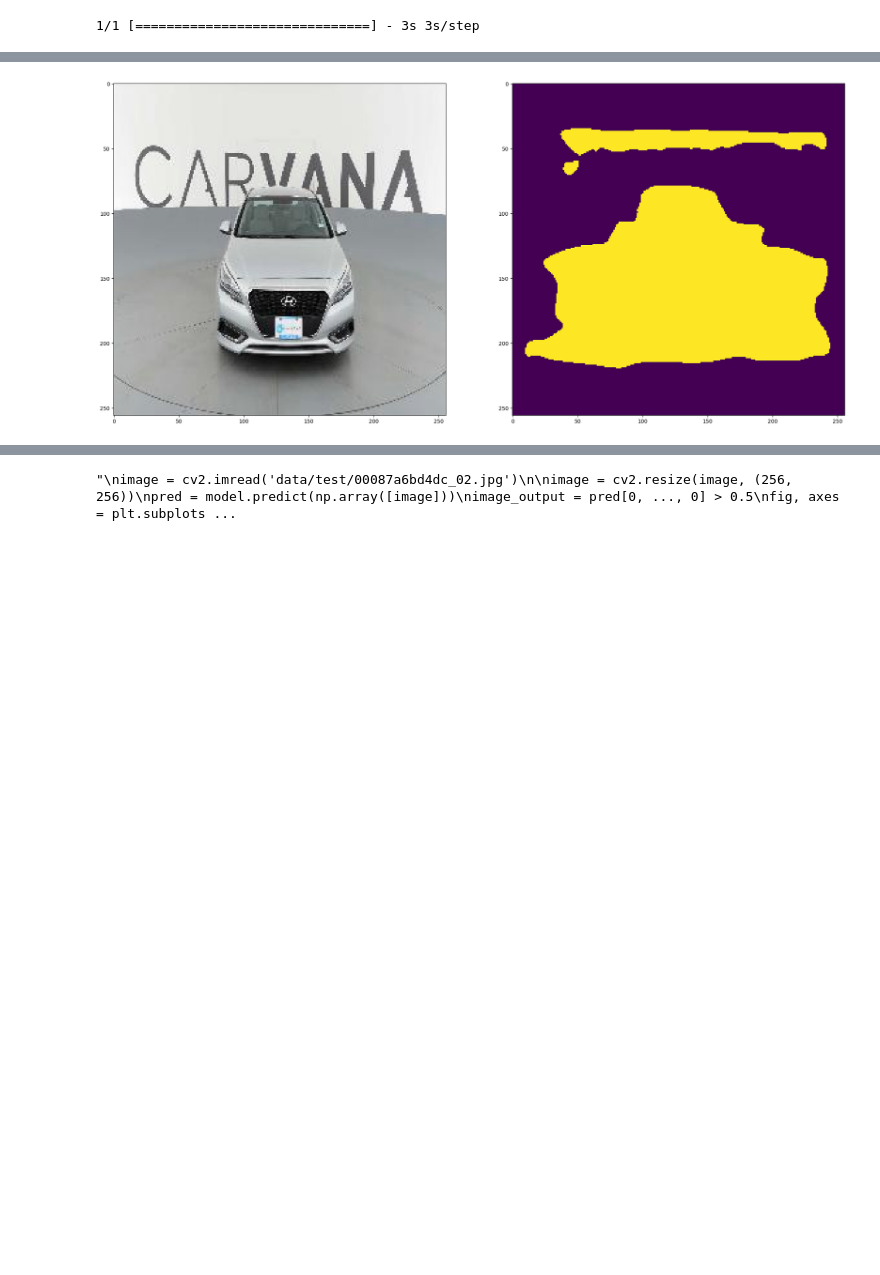
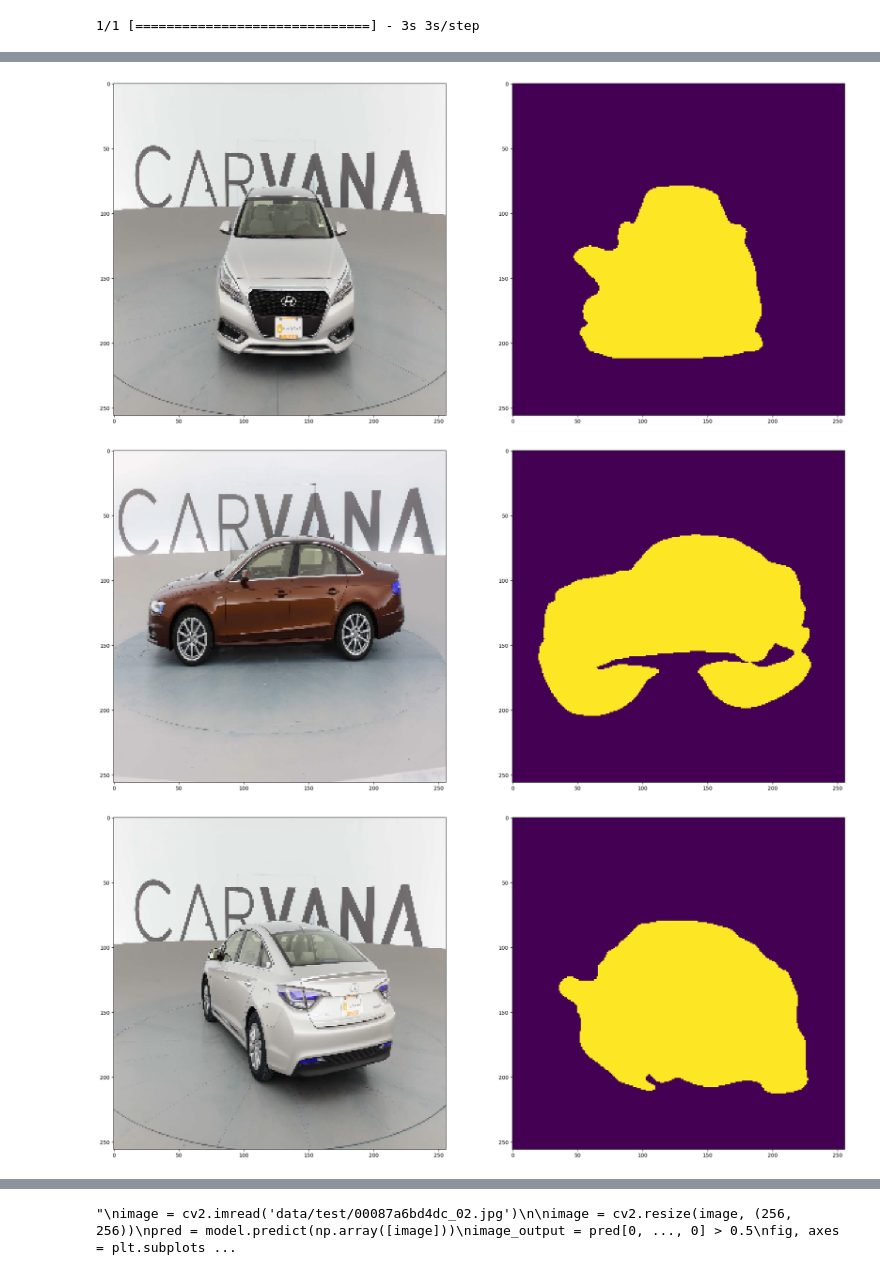
Before and after one commit to ShukayloEA/OOP_project, a Jupyter notebook: OOP.ipynb, the cells around one changed output, grey strips where cells are left out. Drawn from its saved outputs; the diff is of its cells as text; code cells hidden in the pictures; blank space fills up the shorter version.

```diff
--- a/OOP.ipynb
+++ b/OOP.ipynb
@@ -164,7 +164,7 @@ result = Activation('sigmoid')(conv_up_4_2)
 
 model = Model(inputs=inp, outputs=result)
 # %%
-reconstructed_model = keras.models.load_model("my_model_v10.h5")
+reconstructed_model = keras.models.load_model("my_model_v11")
 # %% [markdown]
 При обучении модели я сохраняю веса. Для этого в каждой эпохе сохраняем лучшие и последние веса (первый и второй callbackи соответственно).
 
@@ -246,14 +250,26 @@ plt.show()
 # %%
-image = cv2.imread("C:\\Users\\Aila\\OOP project\\OOP_project\\data\\test\\1.jpg")
+reconstructed_model = keras.models.load_model("my_model_v11")
+
+image1 = cv2.imread("C:\\Users\\Aila\\OOP project\\OOP_project\\data\\test\\1.jpg")
+image2 = cv2.imread("C:\\Users\\Aila\\OOP project\\OOP_project\\data\\test\\2.jpg")
+image3 = cv2.imread("C:\\Users\\Aila\\OOP project\\OOP_project\\data\\test\\3.jpg")
+image4 = cv2.imread("C:\\Users\\Aila\\OOP project\\OOP_project\\data\\test\\4.jpg")
 
 #    (w, h) = image.shape[:-1]
 
-image = cv2.resize(image, (256, 256))
+image1 = cv2.resize(image1, (256, 256))
+image2 = cv2.resize(image2, (256, 256))
+image3 = cv2.resize(image3, (256, 256))
+image4 = cv2.resize(image4, (256, 256))
+
+y = np.array([image1, image2, image3, image4])
+y.shape
 #    matplotlib.image.imsave(input, image)
-pred = reconstructed_model.predict(np.array([image]))
-image_output = pred[0, ..., 0] > 0.5
-fig, axes = plt.subplots(nrows=1, ncols=2, figsize=(25, 25))
-axes[0].imshow(image)
-axes[1].imshow(image_output)
-plt.show()
+pred = reconstructed_model.predict(y)
+for i in range(0, 4):
+    #image_output = pred[i, ..., 0] > 0.5
+    fig, axes = plt.subplots(nrows=1, ncols=2, figsize=(25, 25))
+    axes[0].imshow(y[i])
+    axes[1].imshow(pred[i, ..., 0] > 0.5)
+    plt.show()
 # %% [output]
@@ -261 +277,3 @@ plt.show()
-[figure, old version]
+[figure, new version]
+[figure, added]
+[figure, added]
```
Also changed, not shown: parts of 9 cells of this notebook.
